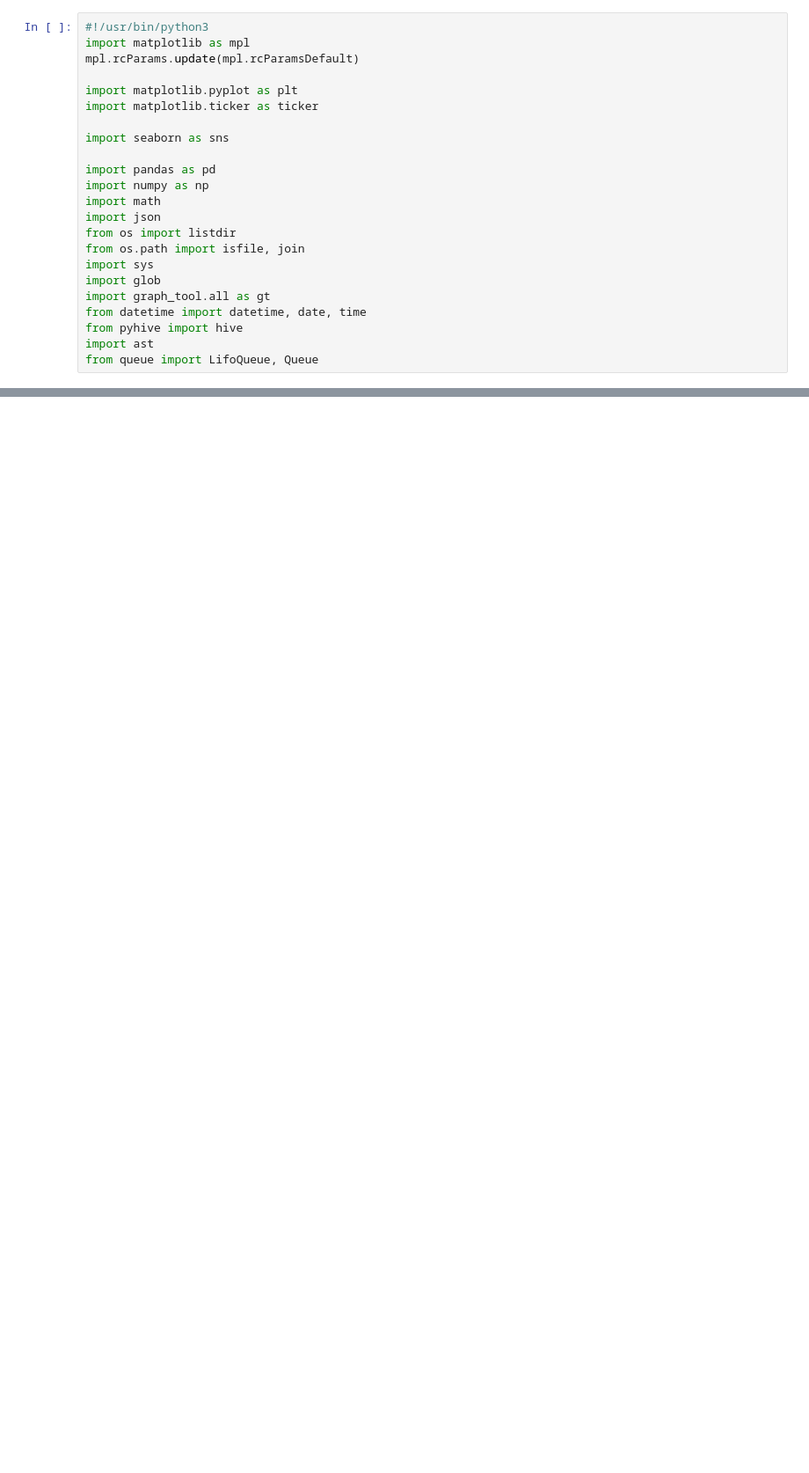
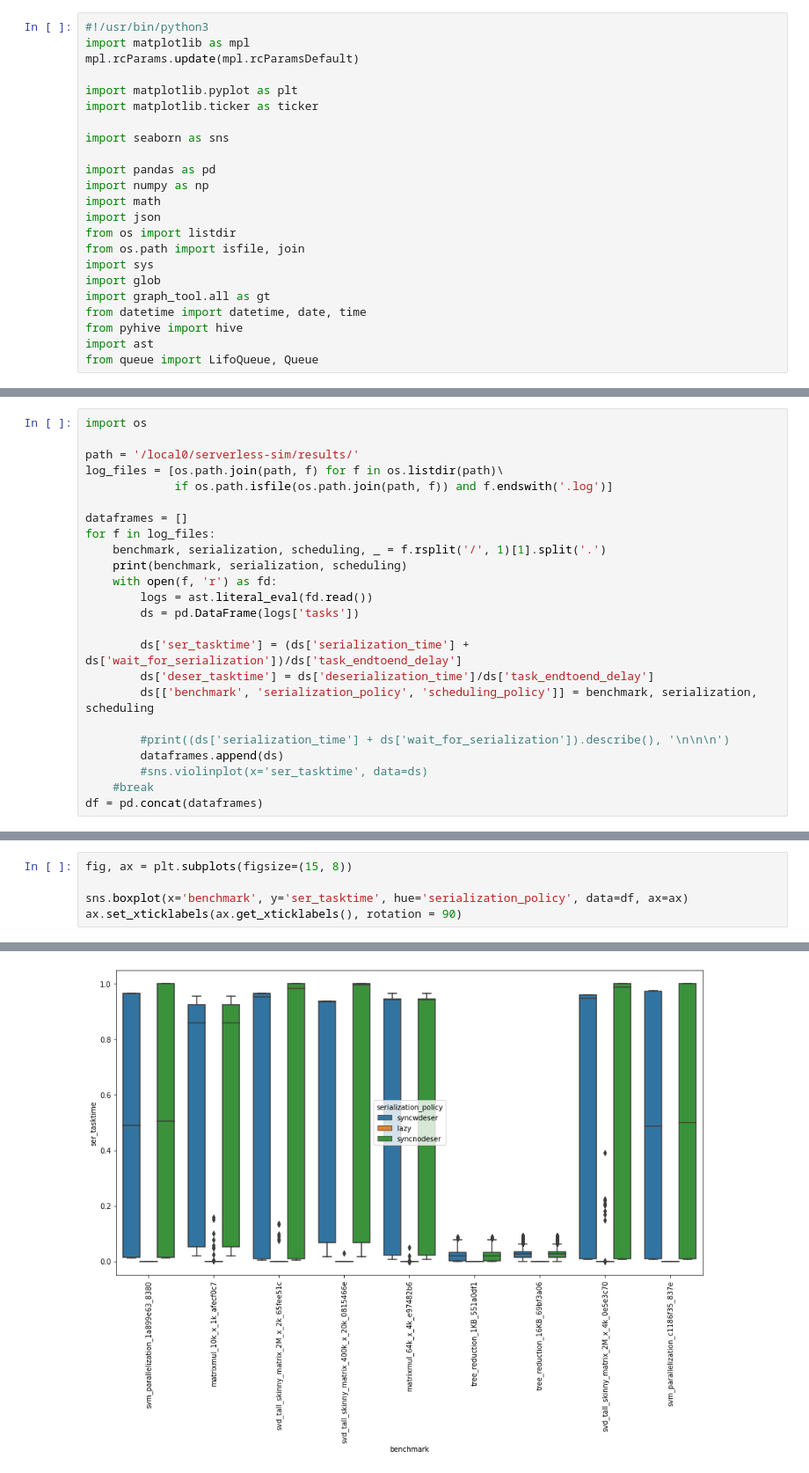
Before and after one commit to KarizCache/serverless, a Jupyter notebook: ipythons/lazy_serialization.ipynb, the cells around one changed output, grey strips where cells are left out. Shown at 88% size. Saved outputs shown, nothing was run; the diff lists cells and outputs as text; blank space fills up the shorter version.

Commit message:
Some thing in between plotting figures and getting results

```diff
--- a/ipythons/lazy_serialization.ipynb
+++ b/ipythons/lazy_serialization.ipynb
@@ -110,3 +93,27 @@ n workers mapped to A servers
 different consistent hashing and round robin
 
 try to run sklearn with dask
+# %%
+import os
+
+path = '/local0/serverless-sim/results/'
+log_files = [os.path.join(path, f) for f in os.listdir(path)\
+             if os.path.isfile(os.path.join(path, f)) and f.endswith('.log')]
+
+dataframes = []
+for f in log_files:
+    benchmark, serialization, scheduling, _ = f.rsplit('/', 1)[1].split('.')
+    print(benchmark, serialization, scheduling)
+    with open(f, 'r') as fd:
+        logs = ast.literal_eval(fd.read())
+        ds = pd.DataFrame(logs['tasks'])
+
+        ds['ser_tasktime'] = (ds['serialization_time'] + ds['wait_for_serialization'])/ds['task_endtoend_delay']
+        ds['deser_tasktime'] = ds['deserialization_time']/ds['task_endtoend_delay']
+        ds[['benchmark', 'serialization_policy', 'scheduling_policy']] = benchmark, serialization, scheduling
+
+        #print((ds['serialization_time'] + ds['wait_for_serialization']).describe(), '\n\n\n')
+        dataframes.append(ds)
+        #sns.violinplot(x='ser_tasktime', data=ds)
+    #break
+df = pd.concat(dataframes)
@@ -112,0 +154,6 @@ try to run sklearn with dask
+# %%
+fig, ax = plt.subplots(figsize=(15, 8))
+
+sns.boxplot(x='benchmark', y='ser_tasktime', hue='serialization_policy', data=df, ax=ax)
+ax.set_xticklabels(ax.get_xticklabels(), rotation = 90)
+# %% [output]
@@ -112,0 +169 @@ try to run sklearn with dask
+[figure, added]
```
Also changed, not shown: parts of 9 cells of this notebook, 49 other files.
